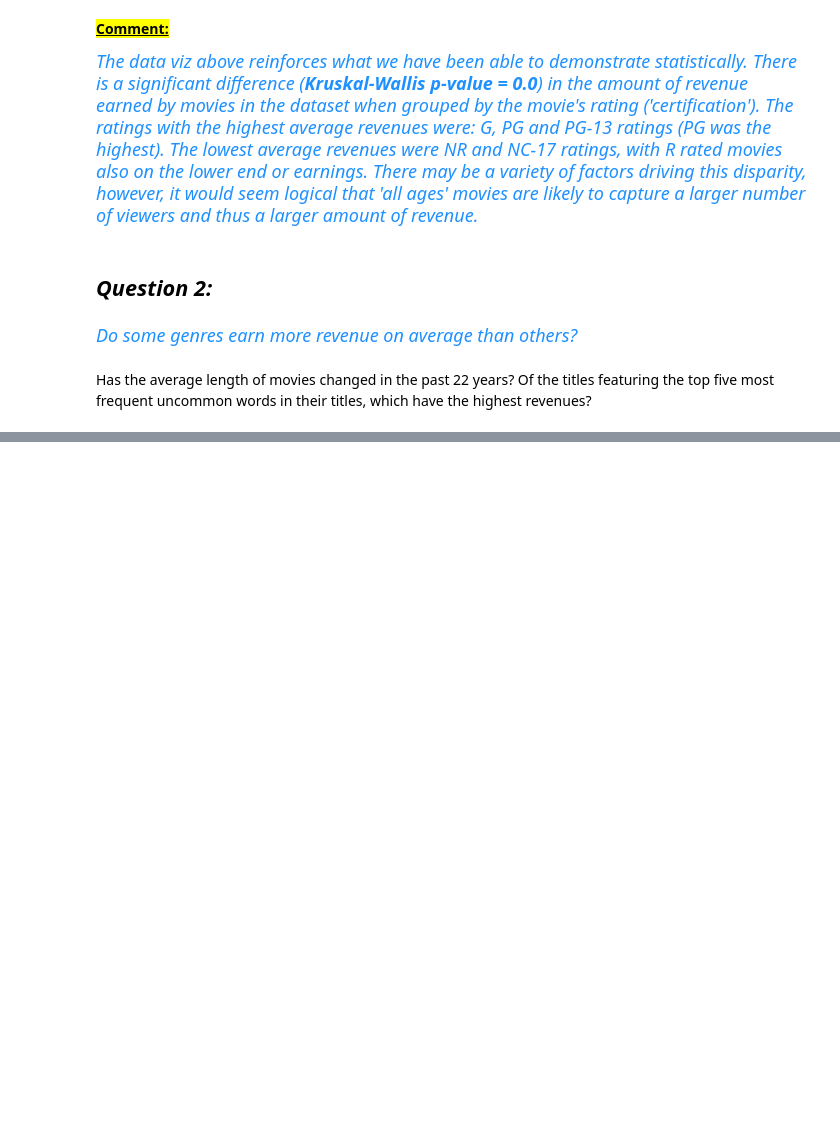
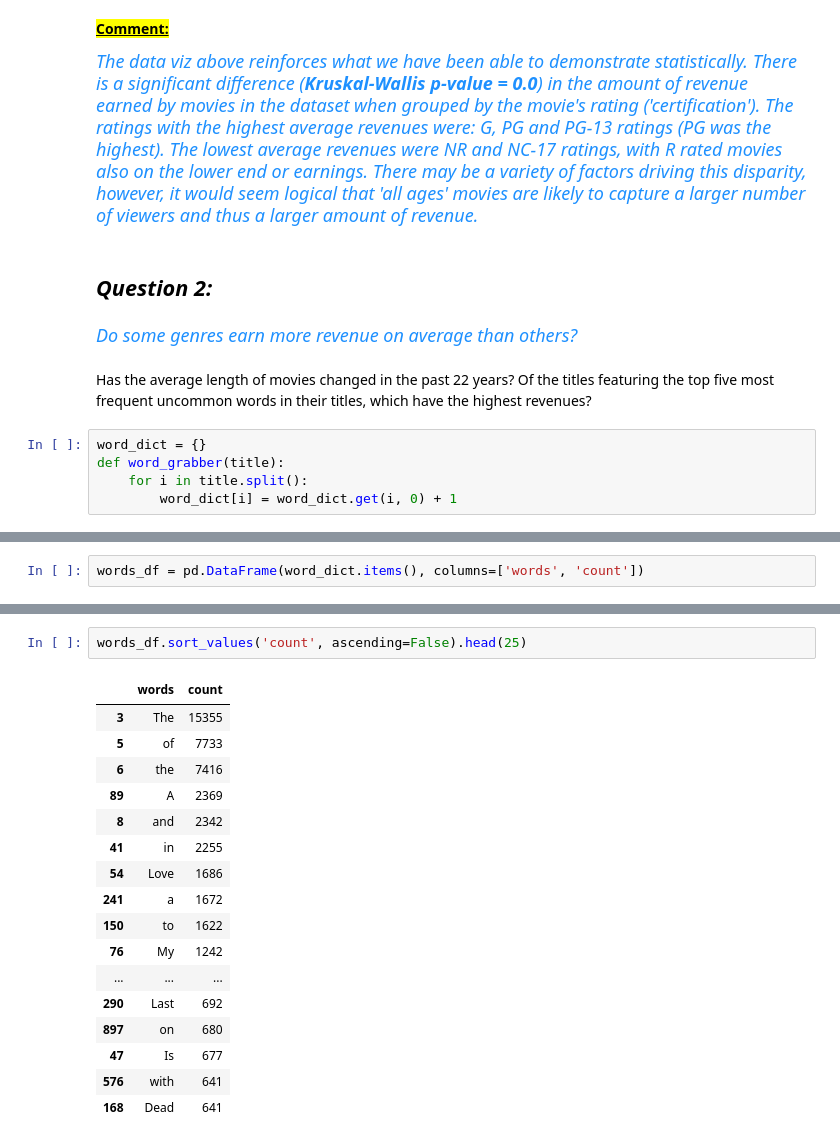
Before and after one commit to CRPeace/Movie_Data_API_Stats_Analysis, a Jupyter notebook: C.Peace_Project_3_Part_4.ipynb, the cells around one changed output, grey strips where cells are left out. Drawn from its saved outputs; the diff is of its cells as text; blank space fills up the shorter version.

```diff
--- a/C.Peace_Project_3_Part_4.ipynb
+++ b/C.Peace_Project_3_Part_4.ipynb
@@ -559,3 +545,8 @@ Do some genres earn more revenue on average than others?
 </i></font>
 # %% [markdown]
 Has the average length of movies changed in the past 22 years?  Of the titles featuring the top five most frequent uncommon words in their titles, which have the highest revenues?
+# %%
+word_dict = {}
+def word_grabber(title):
+    for i in title.split():
+        word_dict[i] = word_dict.get(i, 0) + 1
@@ -561,0 +570,2 @@ Has the average length of movies changed in the past 22 years?  Of the titles fe
+# %%
+words_df = pd.DataFrame(word_dict.items(), columns=['words', 'count'])
@@ -561,0 +581,20 @@ Has the average length of movies changed in the past 22 years?  Of the titles fe
+# %%
+words_df.sort_values('count', ascending=False).head(25)
+# %% [output]
+|  | words | count |
+| 3 | The | 15355 |
+| 5 | of | 7733 |
+| 6 | the | 7416 |
+| 89 | A | 2369 |
+| 8 | and | 2342 |
+| 41 | in | 2255 |
+| 54 | Love | 1686 |
+| 241 | a | 1672 |
+| 150 | to | 1622 |
+| 76 | My | 1242 |
+| ... | ... | ... |
+| 290 | Last | 692 |
+| 897 | on | 680 |
+| 47 | Is | 677 |
+| 576 | with | 641 |
+| 168 | Dead | 641 |
```
Also changed, not shown: parts of 4 cells of this notebook.
